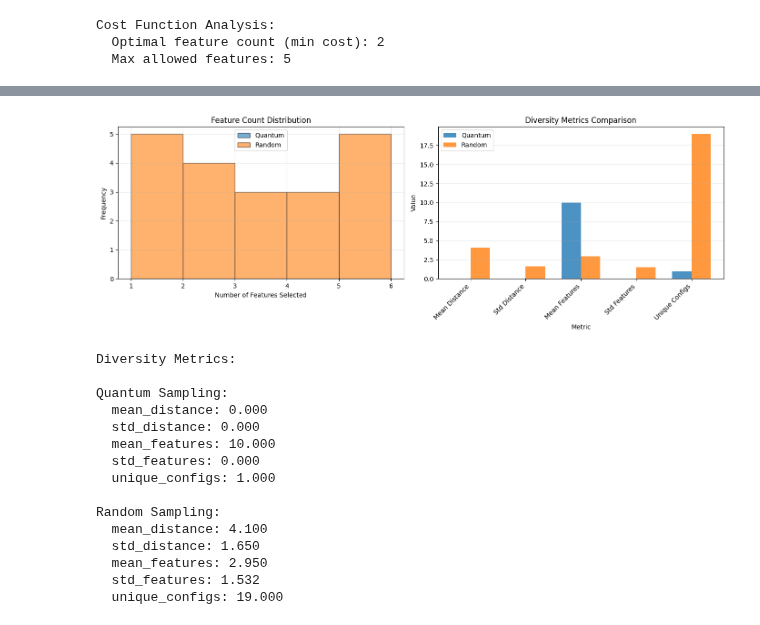
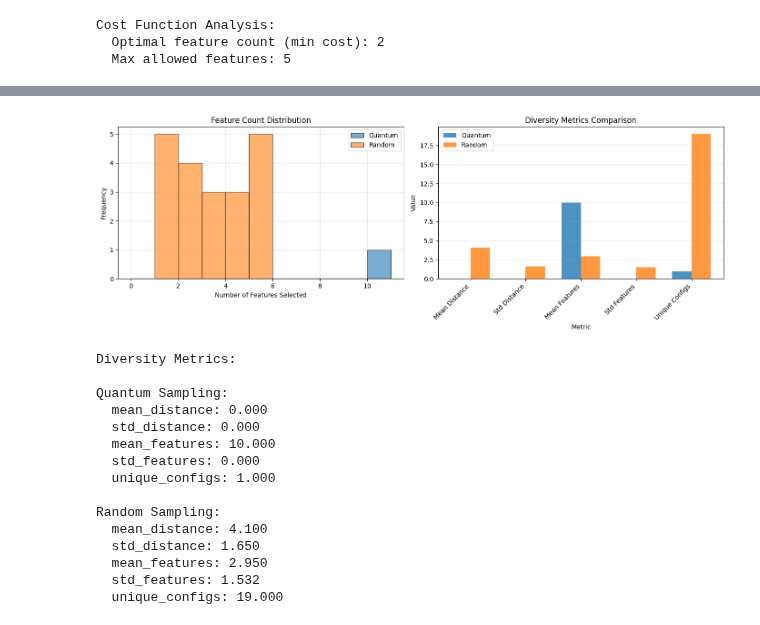
Before and after one commit to devenshah2018/metis, a Jupyter notebook: quantum-sampler/quantum_sampler_demo.ipynb, the cells around one changed output, grey strips where cells are left out. Cells and saved outputs as stored; diff of their text form; code cells hidden in the pictures.

Commit message:
Quantum sampler notebook.

```diff
--- a/quantum-sampler/quantum_sampler_demo.ipynb
+++ b/quantum-sampler/quantum_sampler_demo.ipynb
@@ -603,9 +630,11 @@ fig, axes = plt.subplots(1, 2, figsize=(14, 5))
 quantum_counts = [sum(c['feature_mask']) for c in quantum_candidates]
 random_counts = [sum(c['feature_mask']) for c in random_candidates]
 
-axes[0].hist(quantum_counts, bins=range(1, search_space['max_features']+2),
+# Use full range to capture all possible feature counts
+max_bin = search_space['num_features'] + 2
+axes[0].hist(quantum_counts, bins=range(0, max_bin),
              alpha=0.6, label='Quantum', edgecolor='black')
-axes[0].hist(random_counts, bins=range(1, search_space['max_features']+2),
+axes[0].hist(random_counts, bins=range(0, max_bin),
              alpha=0.6, label='Random', edgecolor='black')
 axes[0].set_xlabel('Number of Features Selected')
 axes[0].set_ylabel('Frequency')
@@ -626,34 +655,34 @@ random_values = [
     random_metrics['mean_distance'],
     random_metrics['std_distance'],
     random_metrics['mean_features'],
     random_metrics['std_features'],
     random_metrics['unique_configs']
 ]
 
 x = np.arange(len(metrics))
 width = 0.35
 axes[1].bar(x - width/2, quantum_values, width, label='Quantum', alpha=0.8)
 axes[1].bar(x + width/2, random_values, width, label='Random', alpha=0.8)
 axes[1].set_xlabel('Metric')
 axes[1].set_ylabel('Value')
 axes[1].set_title('Diversity Metrics Comparison')
 axes[1].set_xticks(x)
 axes[1].set_xticklabels(metrics, rotation=45, ha='right')
 axes[1].legend()
 axes[1].grid(alpha=0.3, axis='y')
 
 plt.tight_layout()
 plt.show()
 
 print("Diversity Metrics:")
 print(f"\nQuantum Sampling:")
 for key, value in quantum_metrics.items():
     print(f"  {key}: {value:.3f}")
 print(f"\nRandom Sampling:")
 for key, value in random_metrics.items():
     print(f"  {key}: {value:.3f}")
 # %% [output]
-[figure, old version]
+[figure, new version]
 Diversity Metrics:
 
 Quantum Sampling:
```
Also changed, not shown: parts of 16 cells of this notebook.
